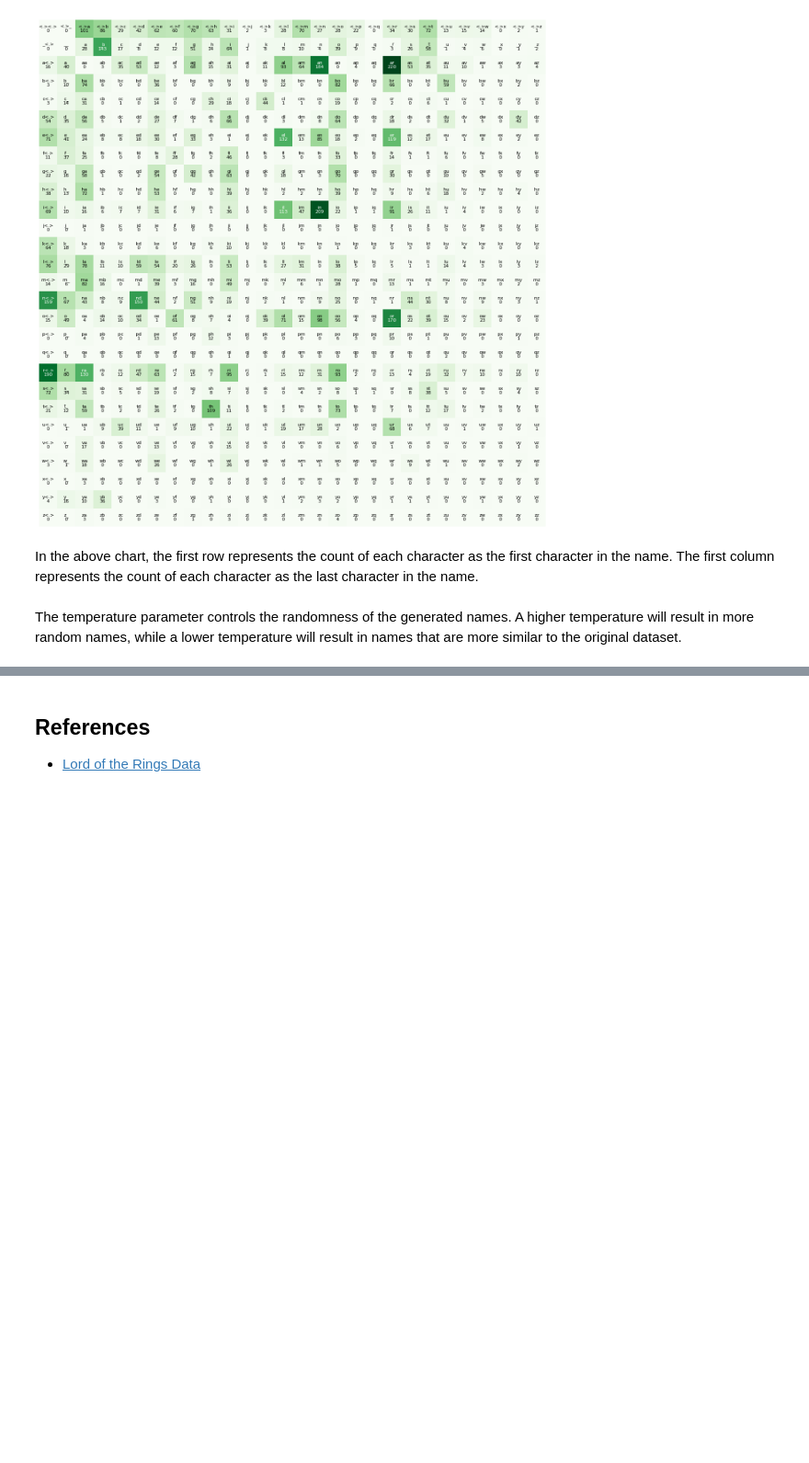
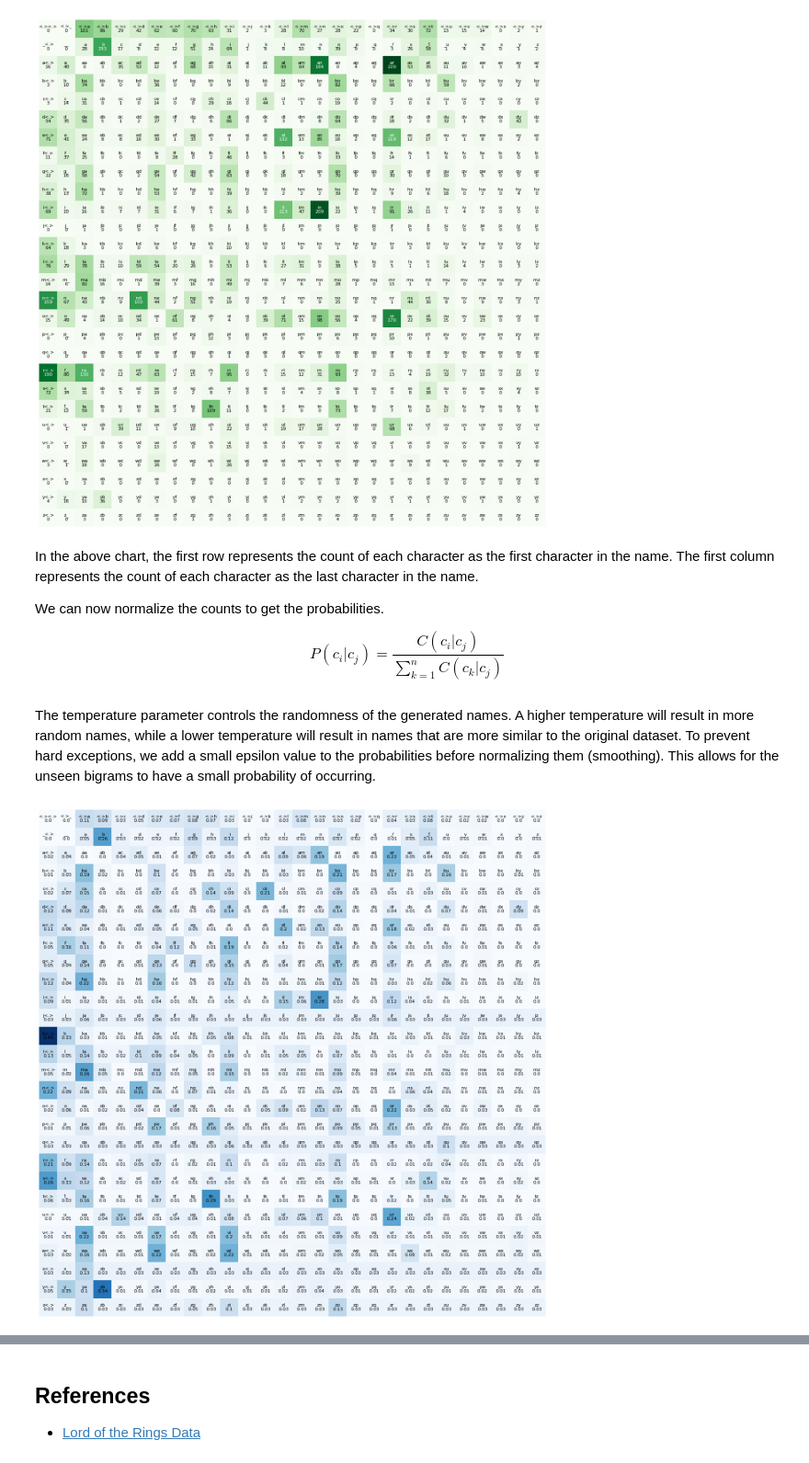
Before and after one commit to tdody/gpt_bot, a Jupyter notebook: notebooks/training.ipynb, the cells around one changed output, grey strips where cells are left out. Shown at 92% size. Cells and saved outputs as stored; diff of their text form; code cells hidden in the pictures; blank space fills up the shorter version.

Commit message:
Finish bigram section

```diff
--- a/notebooks/training.ipynb
+++ b/notebooks/training.ipynb
@@ -167,5 +167,26 @@ plt.axis("off")
 [figure]
 # %% [markdown]
 In the above chart, the first row represents the count of each character as the first character in the name. The first column represents the count of each character as the last character in the name.
+
+We can now normalize the counts to get the probabilities.
+
+$$P(c_i|c_{j}) = \frac{C(c_i|c_j)}{\sum_{k=1}^{n} C(c_k|c_j)}$$
 # %% [markdown]
-The temperature parameter controls the randomness of the generated names. A higher temperature will result in more random names, while a lower temperature will result in names that are more similar to the original dataset.
+The temperature parameter controls the randomness of the generated names. A higher temperature will result in more random names, while a lower temperature will result in names that are more similar to the original dataset. To prevent hard exceptions, we add a small epsilon value to the probabilities before normalizing them (smoothing). This allows for the unseen bigrams to have a small probability of occurring.
+# %%
+# normalize the bigram array
+P = N.float() + 1 # 28x28
+# use broadcasting to normalize the bigram array
+P /= P.sum(dim=1, keepdim=True) # 28x28 / 28x1 = 28x28
+# %%
+# plot heatmap of bigram array
+fig, ax = plt.subplots(figsize=(16, 16))
+plt.imshow(P, cmap="Blues")
+for i in range(N_TOKENS):
+    for j in range(N_TOKENS):
+        bigram = index_to_token[i] + index_to_token[j]
+        plt.text(j, i, bigram, ha="center", va="bottom", color="white" if P[i, j] > 0.5 else "black", fontsize=8)
+        plt.text(j, i, round(P[i, j].item(),2), ha="center", va="top", color="white" if P[i, j] > 0.5 else "black", fontsize=8)
+plt.axis("off");
+# %% [output]
+[figure, added]
```
Also changed, not shown: parts of 13 cells of this notebook.
